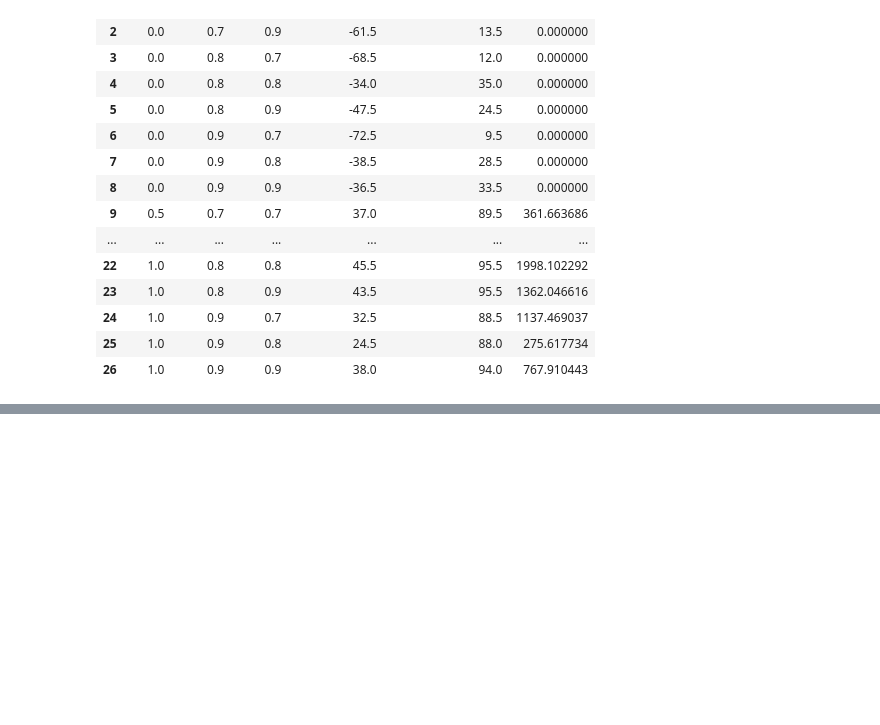
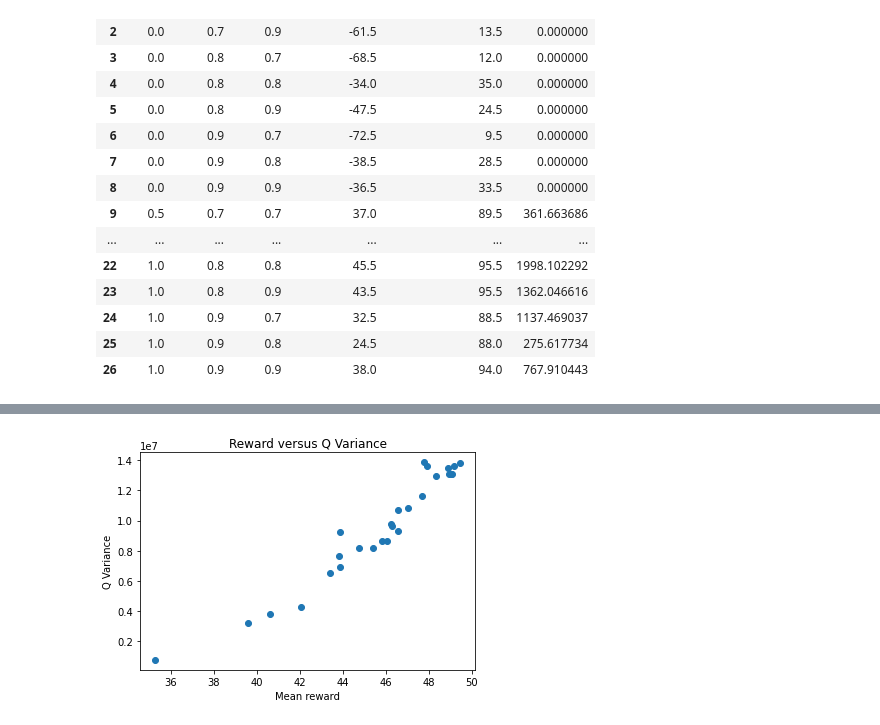
Before and after one commit to SL477/DRL-coursework, a Jupyter notebook: notebook.ipynb, the cells around one changed output, grey strips where cells are left out. Saved outputs shown, nothing was run; the diff lists cells and outputs as text; code cells hidden in the pictures; blank space fills up the shorter version.

```diff
--- a/notebook.ipynb
+++ b/notebook.ipynb
@@ -237,3 +237,7 @@ grid_search(run_q_learning_basic, alphas, gammas, epsilons, num_episodes=20)
 | 24 | 1.0 | 0.9 | 0.7 | 32.5 | 88.5 | 1137.469037 |
 | 25 | 1.0 | 0.9 | 0.8 | 24.5 | 88.0 | 275.617734 |
 | 26 | 1.0 | 0.9 | 0.9 | 38.0 | 94.0 | 767.910443 |
+# %%
+# Use the grid search to repeatedly run the same values
+df = grid_search(run_q_learning_basic, [1.,1.,1.], [0.8,0.8,0.8], [0.9,0.9,0.9])
+df
@@ -239,0 +262,9 @@ grid_search(run_q_learning_basic, alphas, gammas, epsilons, num_episodes=20)
+# %%
+# Here we graphically display the output of the Q function
+plt.scatter('mean_reward', 'q_var', data=df) # trick from DataCamp to add the dataframe
+plt.xlabel("Mean reward")
+plt.ylabel("Q Variance")
+plt.title("Reward versus Q Variance")
+plt.show()
+# %% [output]
+[figure, added]
```
Also changed, not shown: parts of 1 cell of this notebook, 2 other files.
